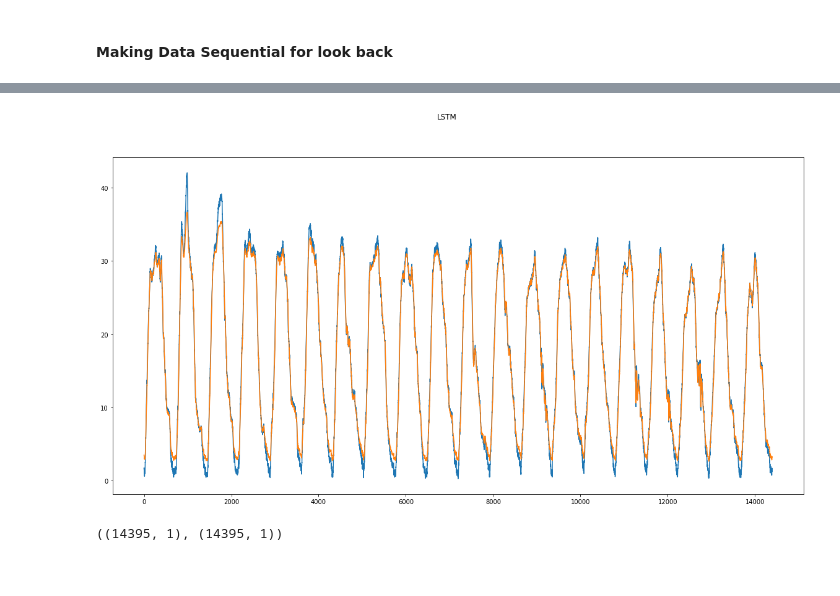
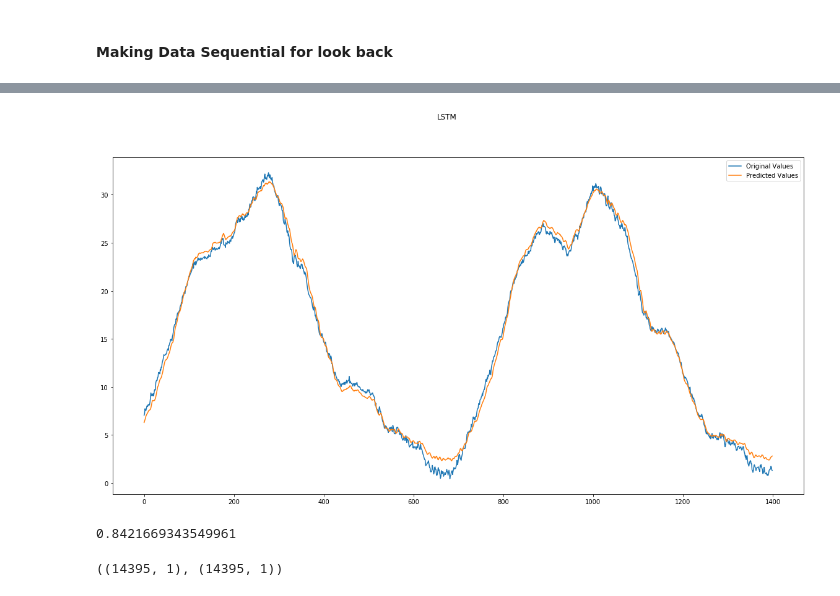
Before and after one commit to YashwanthAllakky/tec-ann, a Jupyter notebook: Pytorch/pytorch_lstm_2.ipynb, the cells around one changed output, grey strips where cells are left out. Drawn from its saved outputs; the diff is of its cells as text; code cells hidden in the pictures.

Commit message:
Prediction 18+2

```diff
--- a/Pytorch/pytorch_lstm_2.ipynb
+++ b/Pytorch/pytorch_lstm_2.ipynb
@@ -184,22 +184,32 @@ Epoch: 99, loss: 0.00053
 # %%
 lstm.eval()
 train_predict = lstm(dataX)
 
 data_predict = train_predict.data.numpy()
 dataY_plot = dataY.data.numpy()
 
 data_predict = sc.inverse_transform(data_predict)
 dataY_plot = sc.inverse_transform(dataY_plot)
 
 
 plt.figure(figsize=(20,10))
 
-plt.plot(dataY_plot)
-plt.plot(data_predict)
+plt.plot(dataY_plot[-1400:], Label= "Original Values")
+plt.plot(data_predict[-1400:], Label= "Predicted Values")
+plt.legend()
 plt.suptitle('LSTM')
 plt.show()
 # %% [output]
-[figure, old version]
+[figure, new version]
+# %%
+from sklearn.metrics import mean_squared_error
+from math import sqrt
+
+rms = sqrt(mean_squared_error(dataY_plot, data_predict))
+
+rms
+# %% [output]
+0.8421669343549961
 # %%
 dataY_plot.shape, data_predict.shape
 # %% [output]
```
Also changed, not shown: parts of 7 cells of this notebook, 3 other files.
